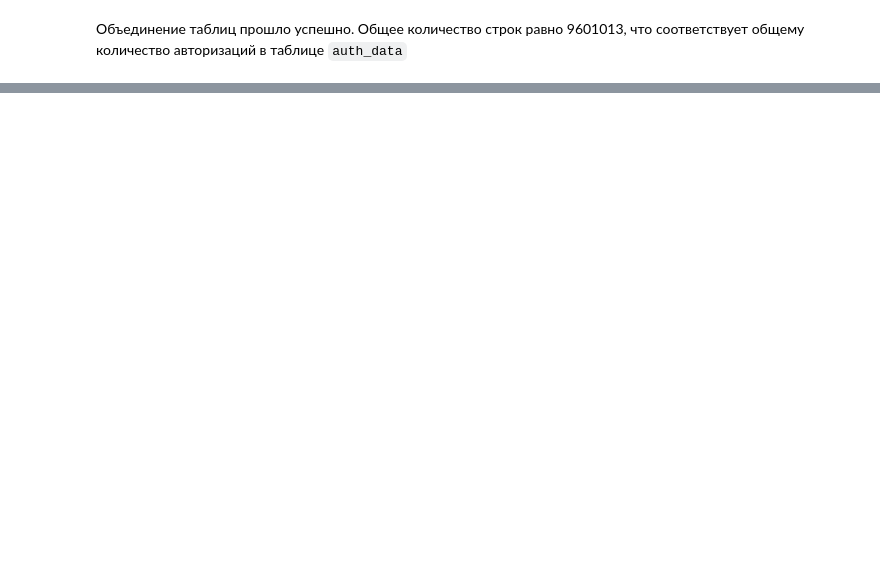
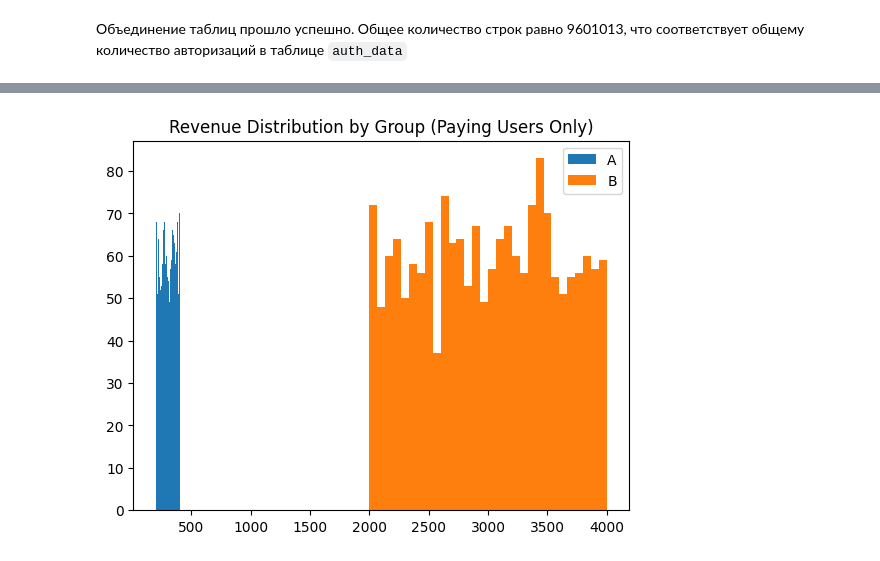
Before and after one commit to v9cheslav/mobile_app_analysis, a Jupyter notebook: mobile_app_analysis.ipynb, the cells around one changed output, grey strips where cells are left out. Saved outputs shown, nothing was run; the diff lists cells and outputs as text; code cells hidden in the pictures; blank space fills up the shorter version.

```diff
--- a/mobile_app_analysis.ipynb
+++ b/mobile_app_analysis.ipynb
@@ -892,0 +709,8 @@ np.float64(890.7407407407406)
+# %%
+plt.hist(filtered_a_data[filtered_a_data.revenue > 0]['revenue'], label='A', bins=30)
+plt.hist(b_data[b_data.revenue > 0]['revenue'], label='B', bins=30)
+
+plt.legend()
+plt.title('Revenue Distribution by Group (Paying Users Only)');
+# %% [output]
+[figure, added]
```
Also changed, not shown: parts of 176 cells of this notebook.
